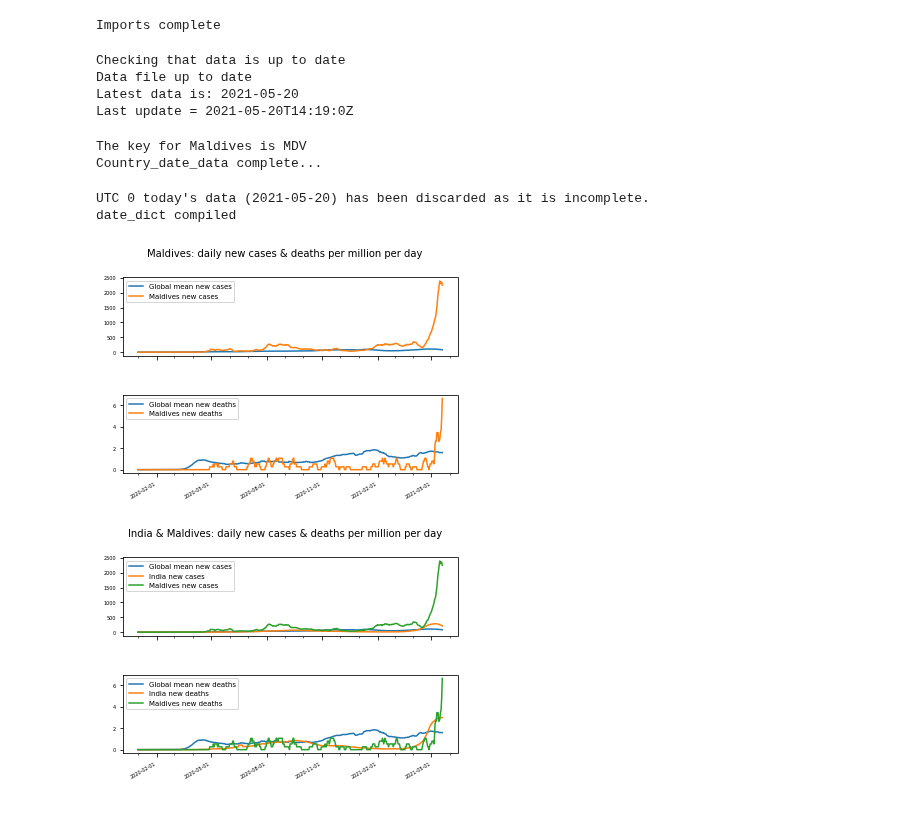
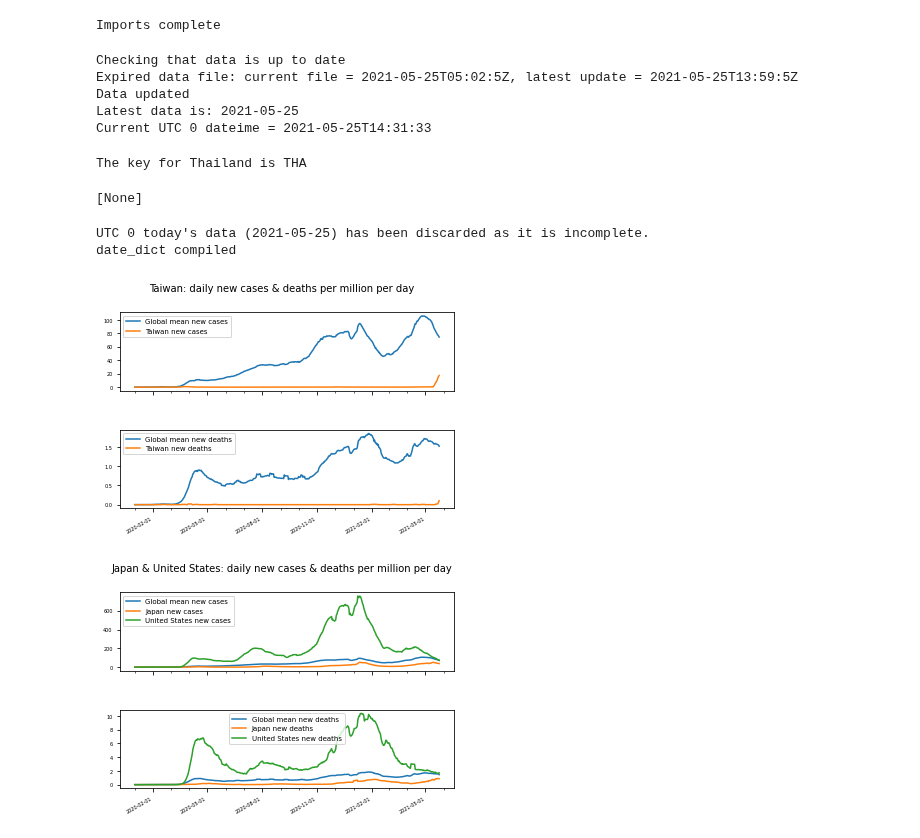
Before and after one commit to Ipgnosis/covid_analysis, a Jupyter notebook: covid-json.ipynb, the cells around one changed output. Cells and saved outputs as stored; diff of their text form; code cells hidden in the pictures.

```diff
--- a/covid-json.ipynb
+++ b/covid-json.ipynb
@@ -49,12 +49,13 @@ if check_refresh_data():
     #country_list = fetch_countries(data)
     # get the date of the newest data records in owid-covid-data.json
     print("Latest data is:", fetch_latest_data_date(data, key_list))
-    print("Last update =", config.UPDATE_DATETIME_STR)
+    print("Current UTC 0 dateime = {}".format(datetime.utcnow().strftime("%Y-%m-%dT%H:%M:%S%z")))
 # %% [output]
 Checking that data is up to date
-Data file up to date
-Latest data is: 2021-05-20
-Last update = 2021-05-20T14:19:0Z
+Expired data file: current file = 2021-05-25T05:02:5Z, latest update = 2021-05-25T13:59:5Z
+Data updated
+Latest data is: 2021-05-25
+Current UTC 0 dateime = 2021-05-25T14:31:33
 # %%
 #[print(k) for k in key_list]
 
@@ -63,8 +64,8 @@ Last update = 2021-05-20T14:19:0Z
 
 # get the level 1 data for all countries
 l1_data = get_l1_data(data, key_list, ['location'])
-this_country = "Maldives"
-[print("The key for {} is {}".format(this_country, key)) for key, vals in l1_data.items() if vals['location'] == this_country]
+this_country = "Thailand"
+[print("The key for {} is {}".format(vals['location'], key)) for key, vals in l1_data.items() if this_country in vals['location']]
 
 # list of valid level 1 keys
 #print(fetch_l1_keys(data, key_list))
@@ -74,25 +75,20 @@ this_country = "Maldives"
 
 # for each country, get record numbers and data dates
 #print(get_country_records(data, key_list))
-
-# get an exhaustive list of dates in the data
-date_list = fetch_date_list(data, key_list)
-
-# define the list of required resources
-res = ['new_cases_smoothed_per_million', 'new_deaths_smoothed_per_million']
-#res = ['new_cases_per_million', 'new_deaths_per_million']
-
-# returns a dict with key = date, values = dict of isos
-# the value of each iso key is a list of the required resources
-country_date_data = get_l2_date_data(data, key_list, date_list, res)
-
-print("Country_date_data complete...")
-#print(country_date_data['2021-05-04'])
 # %% [output]
-The key for Maldives is MDV
-Country_date_data complete...
+The key for Thailand is THA
+[None]
 # %%
-# cycle through each day's collections of new cases and new deaths
+# get an exhaustive list of dates in the data
+date_list = fetch_date_list(data, key_list)
+
+# define the list of required resources
+#res = ['people_vaccinated_per_hundred', 'people_fully_vaccinated_per_hundred']
+res = ['new_cases_smoothed_per_million', 'new_deaths_smoothed_per_million']
+
+# returns a dict with key = date, values = dict of isos
+# the value of each iso key is a list of the required resources
+country_date_data = get_l2_date_data(data, key_list, date_list, res)# cycle through each day's collections of new cases and new deaths
 
 # truncate today's (zulu time) data, as it will almost certainly be incomplete
 this_date = datetime.utcnow().strftime("%Y-%m-%d")
@@ -138,13 +134,13 @@ print("date_dict compiled")
 #test_date = '2021-05-04'
 #print("date_dict for {}: {}".format(test_date, date_dict[test_date]))
 # %% [output]
-UTC 0 today's data (2021-05-20) has been discarded as it is incomplete.
+UTC 0 today's data (2021-05-25) has been discarded as it is incomplete.
 date_dict compiled
 # %%
 # re-juggle the data for a single country chart
 
 # the country being analyzed
-y_axis_values = 'MDV'
+y_axis_values = 'TWN'
 
 y_axis_label = data[y_axis_values]['location']
 
@@ -230,13 +226,13 @@ ax2.legend(loc = 0, fontsize = 7)
 # display the plot
 plt.show()
 # %% [output]
-[figure, old version]
+[figure, new version]
 # %%
 # re-juggle the data for a 2 country chart
 
 # the countries being analyzed
-yi_axis_values = 'IND'
-yii_axis_values = 'MDV'
+yi_axis_values = 'JPN'
+yii_axis_values = 'USA'
 
 #y_axis_values_list = ["wrl_new_cases_pm", "KOR", "TWN"]
 
@@ -309,31 +305,31 @@ fig.suptitle(chart_title_str, fontsize = 10)
 #  format the x axis (date) labels
 # Text in the x axis will be displayed in 'YYYY-mm-dd' format.
 ax1.xaxis.set_major_formatter(mdates.DateFormatter('%Y-%m-%d'))
 ax2.xaxis.set_major_formatter(mdates.DateFormatter('%Y-%m-%d'))
 
 # major ticks every 3 months.
 fmt_qtr_year = mdates.MonthLocator(interval = 3)
 ax1.xaxis.set_major_locator(fmt_qtr_year)
 ax2.xaxis.set_major_locator(fmt_qtr_year)
 
 # minor ticks every month.
 fmt_month = mdates.MonthLocator()
 ax1.xaxis.set_minor_locator(fmt_month)
 ax2.xaxis.set_minor_locator(fmt_month)
 
 # Rotates and right aligns the x labels, and moves the bottom of the
 # axes up to make room for them.
 fig.autofmt_xdate()
 
 # changing the fontsize of ticks
 ax1.tick_params(labelsize = 5)
 ax2.tick_params(labelsize = 5)
 
 # format the legends
 ax1.legend(loc = 0, fontsize = 7)
 ax2.legend(loc = 0, fontsize = 7)
 
 # display the plot
 plt.show()
 # %% [output]
-[figure, old version]
+[figure, new version]
```
Also changed, not shown: parts of 1 cell of this notebook, 6 other files.
